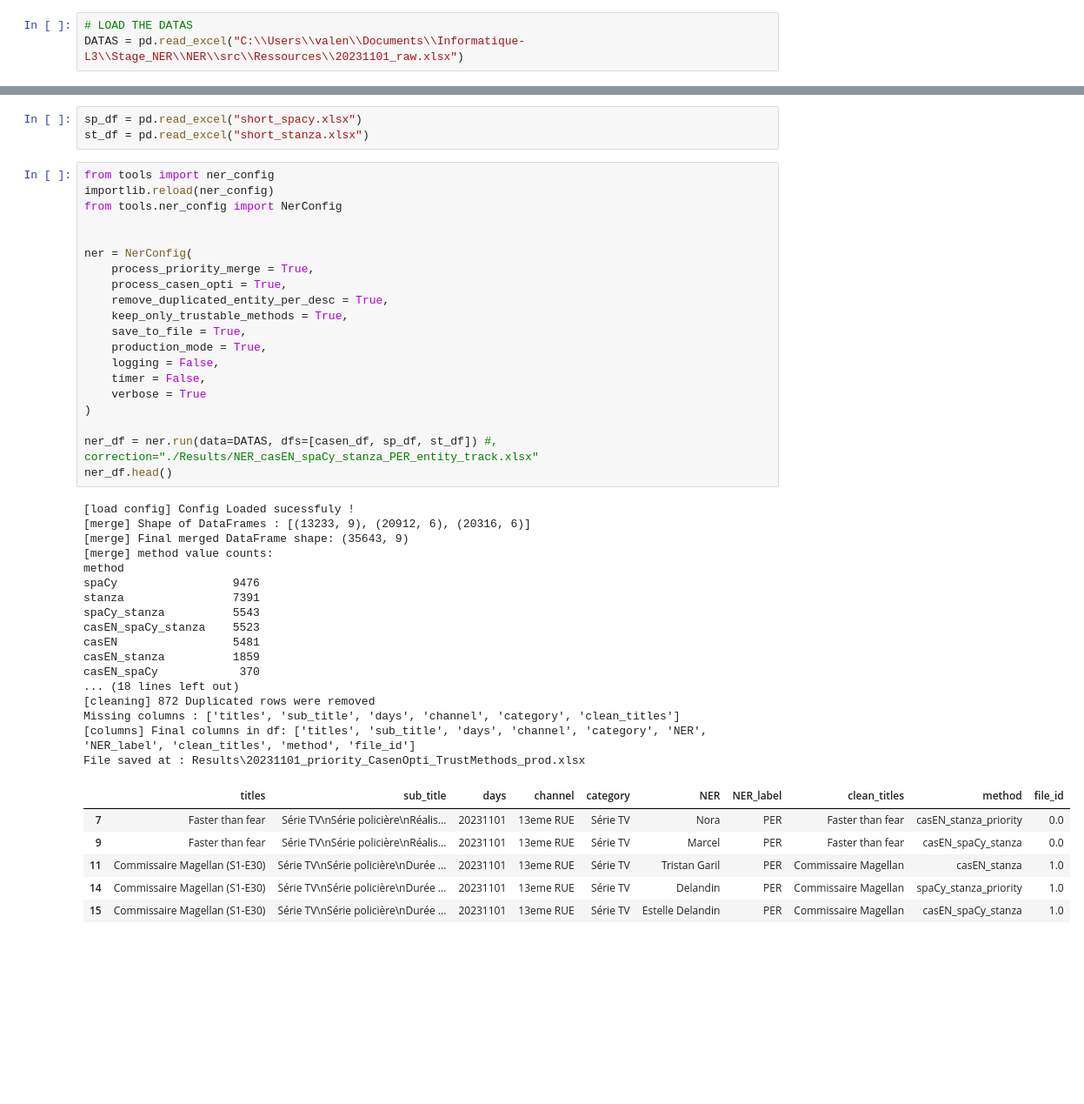
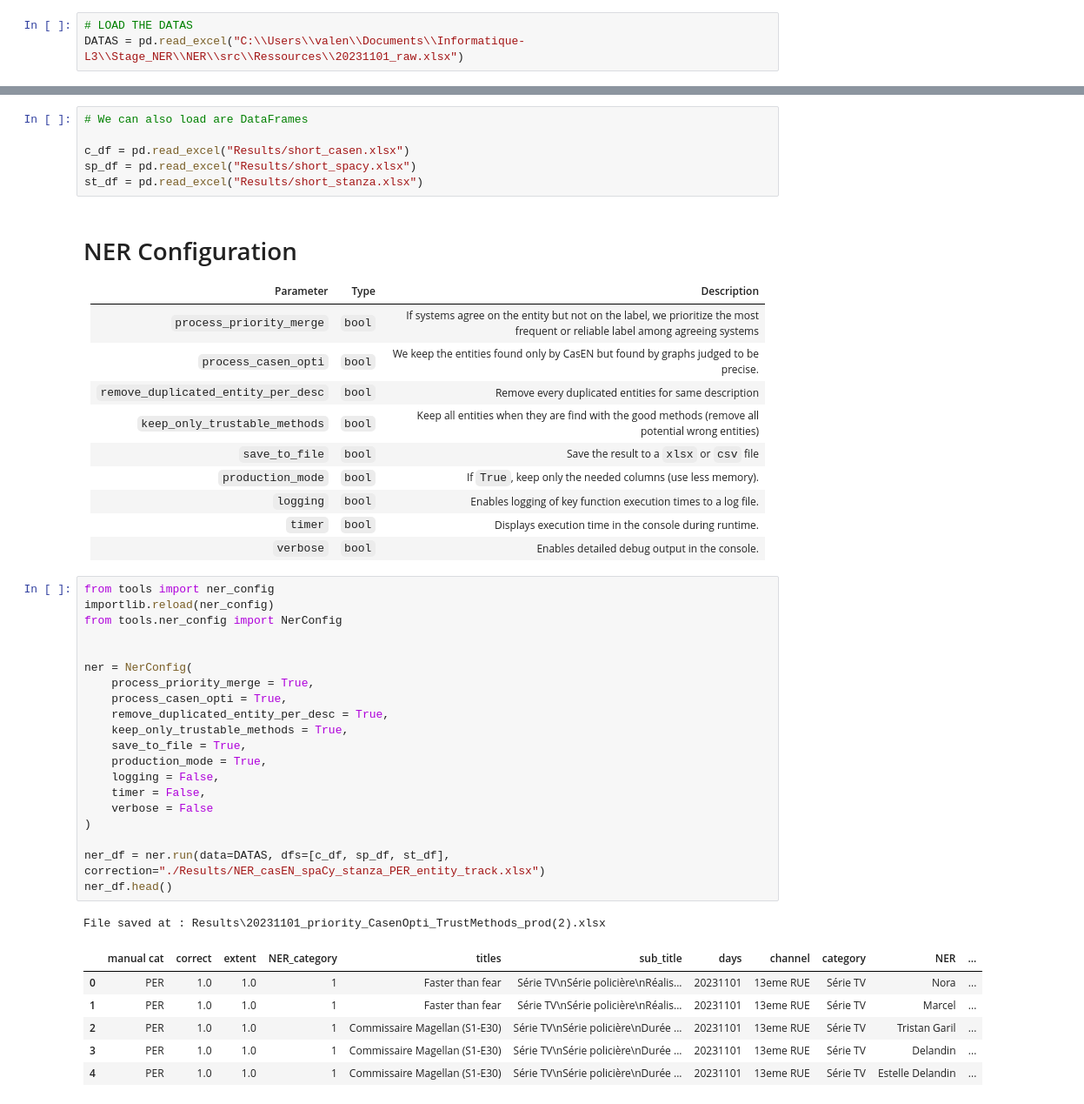
Before and after one commit to Valentin-Gauthier/NER, a Jupyter notebook: src/NER/NER.ipynb, the cells around one changed output, grey strips where cells are left out. Shown at 87% size. Saved outputs shown, nothing was run; the diff lists cells and outputs as text; blank space fills up the shorter version.

Commit message:
Save & README

```diff
--- a/src/NER/NER.ipynb
+++ b/src/NER/NER.ipynb
@@ -130,47 +101,48 @@ st_df.head()
 # %%
-sp_df = pd.read_excel("short_spacy.xlsx")
-st_df = pd.read_excel("short_stanza.xlsx")
+# We can also load are DataFrames
+
+c_df = pd.read_excel("Results/short_casen.xlsx")
+sp_df = pd.read_excel("Results/short_spacy.xlsx")
+st_df = pd.read_excel("Results/short_stanza.xlsx")
+# %% [markdown]
+# NER Configuration
+
+| Parameter         | Type             | Description                                                                                                 |
+|------------------|-------------------|-------------------------------------------------------------------------------------------------------------|
+| `process_priority_merge`  | `bool` | If systems agree on the entity but not on the label, we prioritize the most frequent or reliable label among agreeing systems                                         |
+| `process_casen_opti`  | `bool`            | We keep the entities found only by CasEN but found by graphs judged to be precise.                           |
+| `remove_duplicated_entity_per_desc`  | `bool`            | Remove every duplicated entities for same description                     |
+| `keep_only_trustable_methods`  | `bool`            | Keep all entities when they are find with the good methods (remove all potential wrong entities)                           |
+| `save_to_file`  | `bool`            | Save the result to  a `xlsx` or `csv` file                           |
+| `production_mode`  | `bool`            | If `True`, keep only the needed columns (use less memory).                           |
+| `logging`        | `bool`            | Enables logging of key function execution times to a log file.                                              |
+| `timer`          | `bool`            | Displays execution time in the console during runtime.                                                      |
+| `verbose`        | `bool`            | Enables detailed debug output in the console.                                                               |
 # %%
 from tools import ner_config
 importlib.reload(ner_config)
 from tools.ner_config import NerConfig
 
 
 ner = NerConfig(
     process_priority_merge = True,
     process_casen_opti = True,
     remove_duplicated_entity_per_desc = True,
     keep_only_trustable_methods = True,
     save_to_file = True,
     production_mode = True,
     logging = False,
     timer = False,
-    verbose = True
+    verbose = False
 )
 
-ner_df = ner.run(data=DATAS, dfs=[casen_df, sp_df, st_df]) #, correction="./Results/NER_casEN_spaCy_stanza_PER_entity_track.xlsx"
+ner_df = ner.run(data=DATAS, dfs=[c_df, sp_df, st_df], correction="./Results/NER_casEN_spaCy_stanza_PER_entity_track.xlsx")
 ner_df.head()
 # %% [output]
-[load config] Config Loaded sucessfuly !
-[merge] Shape of DataFrames : [(13233, 9), (20912, 6), (20316, 6)]
-[merge] Final merged DataFrame shape: (35643, 9)
-[merge] method value counts:
-method
-spaCy                 9476
-stanza                7391
-spaCy_stanza          5543
-casEN_spaCy_stanza    5523
-casEN                 5481
-casEN_stanza          1859
-casEN_spaCy            370
-... (18 lines left out)
-[cleaning] 872 Duplicated rows were removed
-Missing columns : ['titles', 'sub_title', 'days', 'channel', 'category', 'clean_titles']
-[columns] Final columns in df: ['titles', 'sub_title', 'days', 'channel', 'category', 'NER', 'NER_label', 'clean_titles', 'method', 'file_id']
-File saved at : Results\20231101_priority_CasenOpti_TrustMethods_prod.xlsx
+File saved at : Results\20231101_priority_CasenOpti_TrustMethods_prod(2).xlsx
-|  | titles | sub_title | days | channel | category | NER | NER_label | clean_titles | method | file_id |
-| 7 | Faster than fear | Série TV\nSérie policière\nRéalis... | 20231101 | 13eme RUE | Série TV | Nora | PER | Faster than fear | casEN_stanza_priority | 0.0 |
-| 9 | Faster than fear | Série TV\nSérie policière\nRéalis... | 20231101 | 13eme RUE | Série TV | Marcel | PER | Faster than fear | casEN_spaCy_stanza | 0.0 |
-| 11 | Commissaire Magellan (S1-E30) | Série TV\nSérie policière\nDurée ... | 20231101 | 13eme RUE | Série TV | Tristan Garil | PER | Commissaire Magellan | casEN_stanza | 1.0 |
-| 14 | Commissaire Magellan (S1-E30) | Série TV\nSérie policière\nDurée ... | 20231101 | 13eme RUE | Série TV | Delandin | PER | Commissaire Magellan | spaCy_stanza_priority | 1.0 |
-| 15 | Commissaire Magellan (S1-E30) | Série TV\nSérie policière\nDurée ... | 20231101 | 13eme RUE | Série TV | Estelle Delandin | PER | Commissaire Magellan | casEN_spaCy_stanza | 1.0 |
+|  | manual cat | correct | extent | NER_category | titles | sub_title | days | channel | category | NER | ... |
+| 0 | PER | 1.0 | 1.0 | 1 | Faster than fear | Série TV\nSérie policière\nRéalis... | 20231101 | 13eme RUE | Série TV | Nora | ... |
+| 1 | PER | 1.0 | 1.0 | 1 | Faster than fear | Série TV\nSérie policière\nRéalis... | 20231101 | 13eme RUE | Série TV | Marcel | ... |
+| 2 | PER | 1.0 | 1.0 | 1 | Commissaire Magellan (S1-E30) | Série TV\nSérie policière\nDurée ... | 20231101 | 13eme RUE | Série TV | Tristan Garil | ... |
+| 3 | PER | 1.0 | 1.0 | 1 | Commissaire Magellan (S1-E30) | Série TV\nSérie policière\nDurée ... | 20231101 | 13eme RUE | Série TV | Delandin | ... |
+| 4 | PER | 1.0 | 1.0 | 1 | Commissaire Magellan (S1-E30) | Série TV\nSérie policière\nDurée ... | 20231101 | 13eme RUE | Série TV | Estelle Delandin | ... |
```
Also changed, not shown: parts of 10 cells of this notebook, 16 other files.
